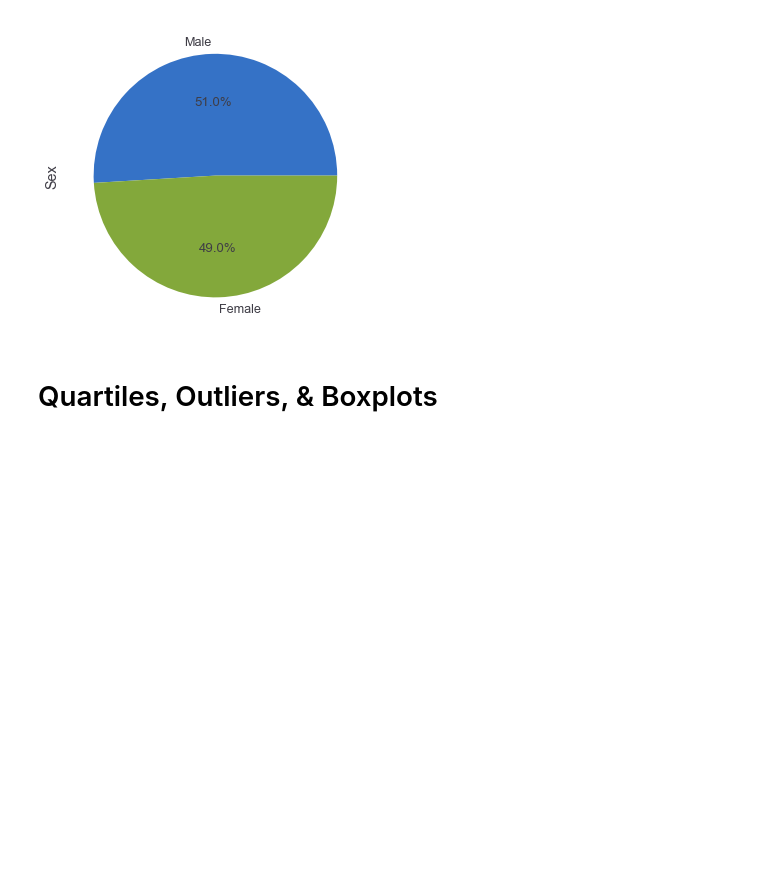
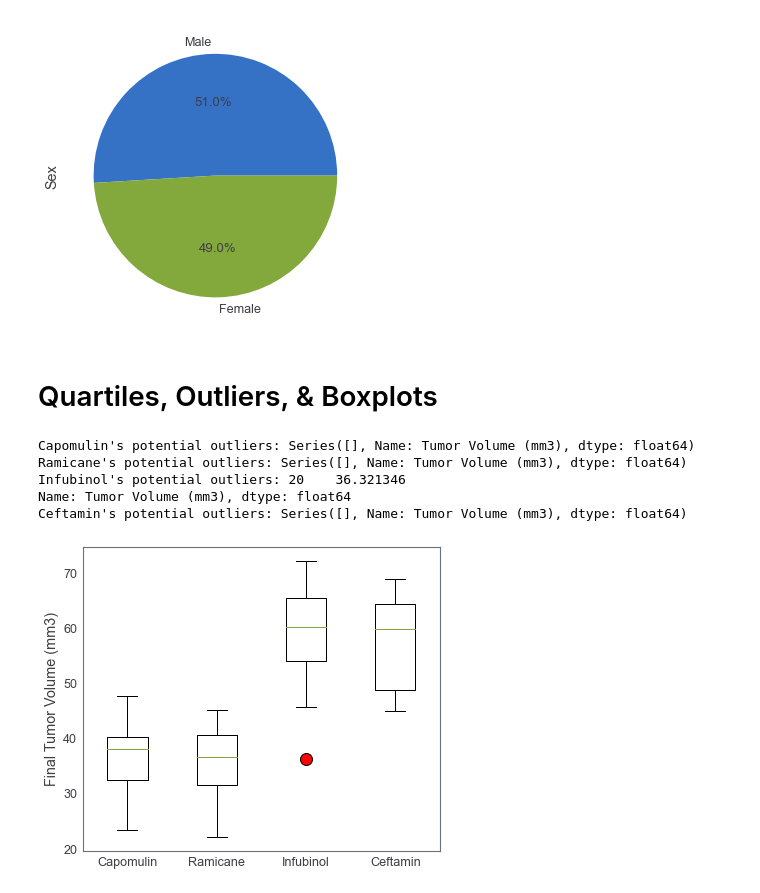
Before and after one commit to itsy24/Pymaceuticals, a Jupyter notebook: Pymaceuticals Inc..ipynb, the cells around one changed output. Saved outputs shown, nothing was run; the diff lists cells and outputs as text; code cells hidden in the pictures; blank space fills up the shorter version.

```diff
--- a/Pymaceuticals Inc..ipynb
+++ b/Pymaceuticals Inc..ipynb
@@ -202,5 +198,57 @@ plt.ylabel('Sex')
 # %% [output]
 Text(0, 0.5, 'Sex')
 [figure]
-# %% [markdown]
-# Quartiles, Outliers, & Boxplots
+# %% [markdown]
+# Quartiles, Outliers, & Boxplots
+# %%
+# Calculate the final tumor volume of each mouse across four of the treatment regimens:
+# Capomulin, Ramicane, Infubinol, and Ceftamin
+
+# Start by getting the last (greatest) timepoint for each mouse
+greatest_time = mice_data.groupby(['Mouse ID'])['Timepoint'].max()
+greatest_time = greatest_time.reset_index()
+# Merge this group df with the original DataFrame to get the tumor volume at the last timepoint
+merged_df = pd.merge(mice_data,greatest_time, on = ['Mouse ID','Timepoint'], how = 'right')
+# %%
+# Put treatments into a list for for loop (and later for plot labels)
+treatments = ['Capomulin', 'Ramicane', 'Infubinol', 'Ceftamin']
+
+# Create empty list to fill with tumor vol data (for plotting)
+tumor_vol = []
+
+# Calculate the IQR and quantitatively determine if there are any potential outliers.
+for drug in treatments:
+    # Locate the rows which contain mice on each drug and get the tumor volumes
+    final_tumor_vol = merged_df.loc[merged_df["Drug Regimen"] == drug, 'Tumor Volume (mm3)']
+    # add subset
+    tumor_vol.append(final_tumor_vol)
+    # Determine outliers using upper and lower bounds
+    quartiles = final_tumor_vol.quantile([.25,.5,.75])
+    lowerq = quartiles[0.25]
+    upperq = quartiles[0.75]
+#IQR Calc.
+    iqr = upperq-lowerq
+    lower_bound = lowerq - (1.5*iqr)
+    upper_bound = upperq + (1.5*iqr)
+#Find outliers
+    outliers = final_tumor_vol.loc[(final_tumor_vol < lower_bound) | (final_tumor_vol > upper_bound)]
+    print(f"{drug}'s potential outliers: {outliers}")
+# %% [output]
+Capomulin's potential outliers: Series([], Name: Tumor Volume (mm3), dtype: float64)
+Ramicane's potential outliers: Series([], Name: Tumor Volume (mm3), dtype: float64)
+Infubinol's potential outliers: 20    36.321346
+Name: Tumor Volume (mm3), dtype: float64
+Ceftamin's potential outliers: Series([], Name: Tumor Volume (mm3), dtype: float64)
+# %%
+# Generate a box plot that shows the distrubution of the tumor volume for each treatment group.
+
+#marker set
+red_mark = dict(markerfacecolor='red',markersize=12)
+plt.ylabel('Final Tumor Volume (mm3)')
+
+#plot boxplot
+plt.boxplot(tumor_vol,labels = treatments, flierprops= red_mark)
+plt.grid()
+plt.show()
+# %% [output]
+[figure, added]
```
Also changed, not shown: parts of 8 cells of this notebook.
